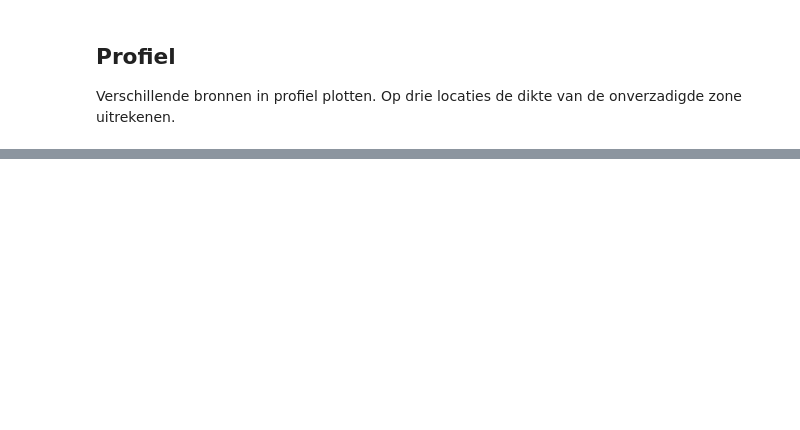
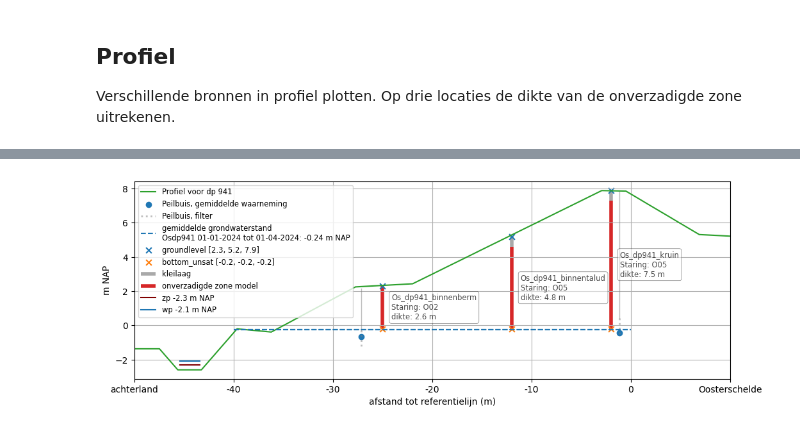
Before and after one commit to scheldestromen/voorverkenning, a Jupyter notebook: notebooks/levee_munsflow_kinematic_wave.ipynb, the cells around one changed output, grey strips where cells are left out. Cells and saved outputs as stored; diff of their text form; code cells hidden in the pictures; blank space fills up the shorter version.

```diff
--- a/notebooks/levee_munsflow_kinematic_wave.ipynb
+++ b/notebooks/levee_munsflow_kinematic_wave.ipynb
@@ -506,0 +580,20 @@ ax.legend(unique.values(), unique.keys())
+# %%
+pos = 'Os_dp941_binnenberm'
+df_unsat.at[pos, 'lithology'] = 'Lab classificatie.: Zand, matig fijn, zwak siltig grijs'
+df_unsat.at[pos, 'staring_code'] = 'O02'
+df_unsat.at[pos, 'depth_top_clay'] = 0
+df_unsat.at[pos, 'remark'] = 'Lab classificatie geeft onder NAP -0,28 m grover zand, dat zit lager dan de onverzadigde zone.\nGeen kleibekleding, maar verharding van hoogovenslakken.'
+
+pos = 'Os_dp941_kruin'
+df_unsat.at[pos, 'lithology'] = 'Veld classificatie:  Zand, matig fijn, zwak siltig, resten schelpen grijs-bruin; Lab classificatie.: Zand, matig grof, zwak siltig grijs'
+df_unsat.at[pos, 'staring_code'] = 'O05'
+df_unsat.at[pos, 'depth_top_clay'] = 0.6
+df_unsat.at[pos, 'remark'] = 'Broloket bevat veldclassificatie. Lab classificatie geeft grover zand. Die maatgevend gehouden boven veld classificatie.'
+
+pos = 'Os_dp941_binnentalud'
+df_unsat.at[pos, 'lithology'] = 'Geen boring beschikbaar'
+df_unsat.at[pos, 'staring_code'] = df_unsat.loc['Os_dp941_kruin', 'staring_code']
+df_unsat.at[pos, 'depth_top_clay'] = 0.6
+df_unsat.at[pos, 'remark'] = 'Kruin wordt aangehouden'
+
+df_unsat.depth_model = (df_unsat.depth_unsat - df_unsat.depth_top_clay).round(1)
@@ -506,0 +614,73 @@ ax.legend(unique.values(), unique.keys())
+# %%
+fig, ax = plt.subplots(figsize=(12, 4))
+ax.plot(x_vals, y_vals, color='tab:green', label=f'Profiel voor dp {dp}')
+
+# peilbuis
+for index, row in obs_gws_dp.iterrows():
+    ax.scatter(
+        row.distance_to_ref, row.obs[col_gwl].mean(), marker='o',
+        color='tab:blue', label=f'Peilbuis, gemiddelde waarneming')
+    ax.plot(
+        [row.distance_to_ref]*2, [row.screen_top, row.screen_bottom],
+        color='tab:gray', ls=':', lw=2, alpha=0.5, label=f'Peilbuis, filter')
+    ax.plot(
+        [row.distance_to_ref]*2, [row.tube_top, row.screen_top],
+        color='tab:gray', ls='-', lw=1, alpha=0.5, label=f'_Peilbuis, filter')
+
+# onverzadigde zone
+ax.plot(
+    x_unsat, [bottom_unsat]*2,
+    color='tab:blue', ls='--',
+    label=f"{label_unsat.replace('stand ', 'stand\n')}: {avg_obs:.2f} m NAP")
+
+for col in df_unsat.columns:
+    if col in ['groundlevel', 'bottom_unsat', ]:
+        ax.scatter(
+            df_unsat.x, df_unsat[col], s=40, marker='x',
+            label=f"{col} {df_unsat[col].round(2).to_list()}", zorder=1)
+    elif col == 'depth_top_clay':
+        ax.plot(
+            [df_unsat.x.values]*2, [df_unsat.groundlevel, df_unsat.groundlevel - df_unsat[col]],
+            lw=4, color='darkgray', label='kleilaag', zorder=-100, solid_capstyle='butt',)
+    elif col == 'depth_model':
+        ax.plot(
+            [df_unsat.x.values]*2, [df_unsat.groundlevel - df_unsat.depth_top_clay, df_unsat.bottom_unsat],
+             lw=4, color='tab:red', label='onverzadigde zone model', zorder=-100, solid_capstyle='butt',)
+
+for index, row in df_unsat.iterrows():
+    ax.annotate(
+        f"{index}\nStaring: {row['staring_code']}\ndikte: {row.depth_model} m",
+        xy=(row['x'], np.mean([row.groundlevel - row.depth_top_clay, row.bottom_unsat])),
+        xytext=(10, 0),
+        textcoords='offset points',
+        fontsize='small',
+        color='black',
+        alpha=0.7,
+        bbox=dict(boxstyle="round,pad=0.3", fc="white", ec="black", lw=0.5, alpha=0.5),
+        va='center',
+    )
+
+# waterpeilen
+mid_teensloot = df_profiles.loc[df_profiles['dp'] == closest_dp_profile, ['xsloot.1c', 'xsloot.1d']].iloc[0].mean()
+x_teensloot = [mid_teensloot - 1, mid_teensloot + 1]
+ax.plot(x_teensloot, [zp]*2, color='maroon', label=f'zp {zp} m NAP')
+ax.plot(x_teensloot, [wp]*2, color='tab:blue', label=f'wp {wp} m NAP')
+
+# layout
+ax.set_xlim(-50, 10)
+ax.set_xticks(ax.get_xticks().tolist())
+ax.set_xticklabels(['achterland' if i == ax.get_xticks().tolist()[0] else 'Oosterschelde' if i == ax.get_xticks().tolist()[-1] else str(int(i)) for i in ax.get_xticks().tolist()])
+
+# legenda
+handles, labels = ax.get_legend_handles_labels()
+unique = {}
+for h, l in zip(handles, labels):
+    if l and l != "_nolegend_" and l not in unique:
+        unique[l] = h
+
+ax.legend(unique.values(), unique.keys(), fontsize='small', loc='upper left')
+ax.set_xlabel('afstand tot referentielijn (m)')
+ax.set_ylabel('m NAP')
+ax.grid(True)
+# %% [output]
+[figure, added]
```
Also changed, not shown: parts of 9 cells of this notebook, 3 other files.
